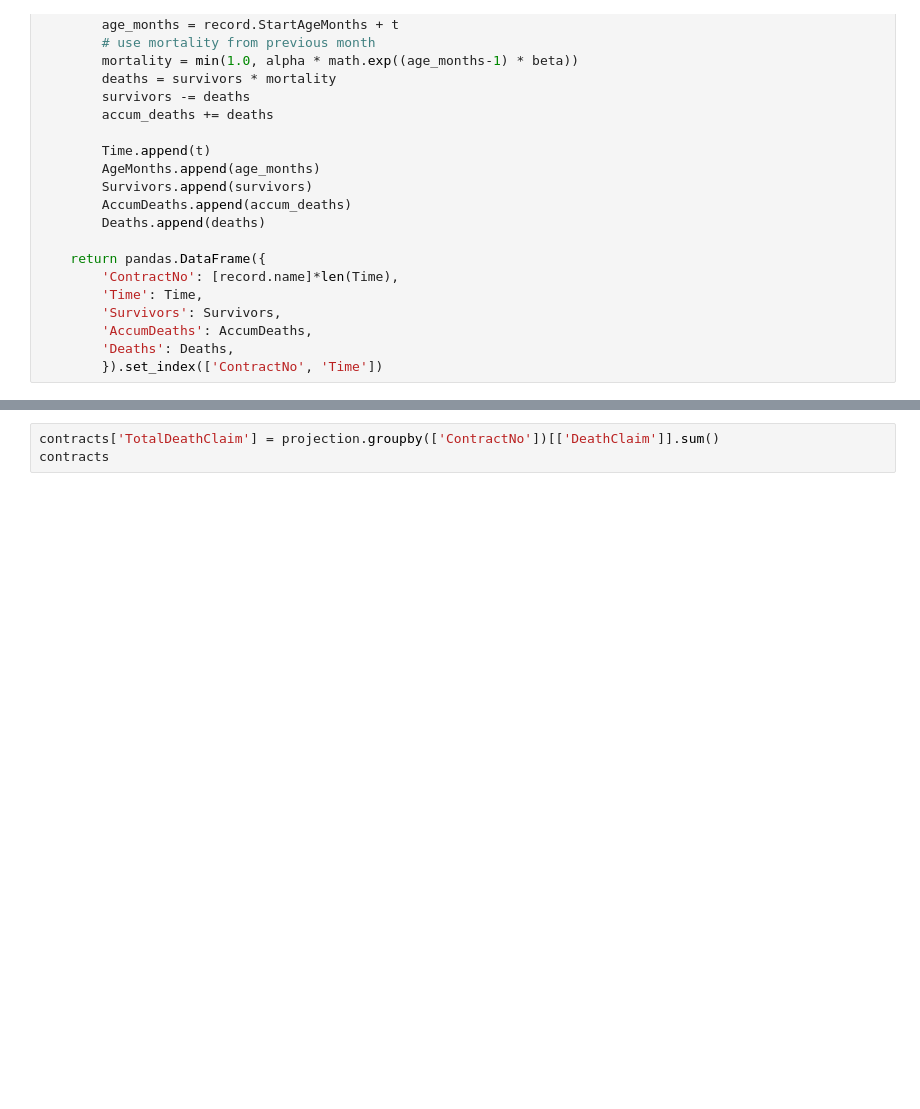
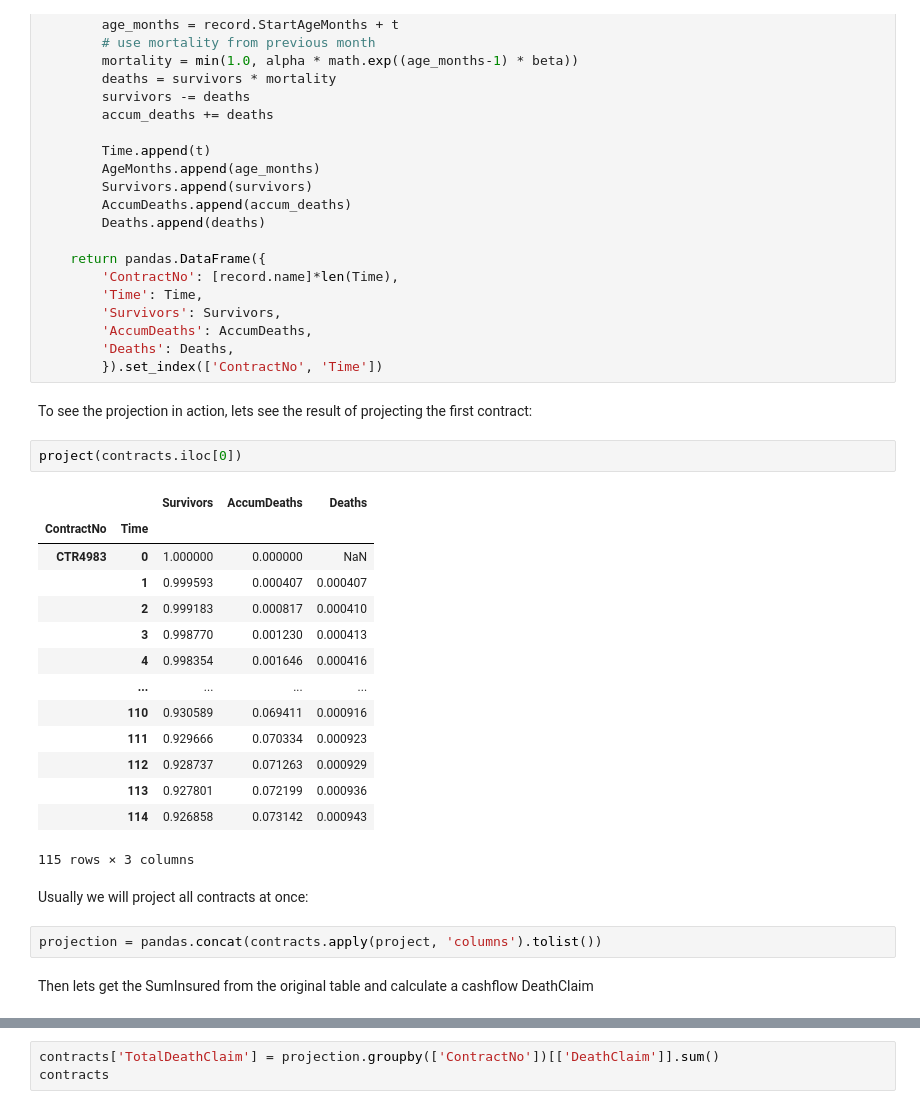
Before and after one commit to leovt/actuarial, a Jupyter notebook: projection.ipynb, the cells around one changed output, grey strips where cells are left out. Cells and saved outputs as stored; diff of their text form; blank space fills up the shorter version.

```diff
--- a/projection.ipynb
+++ b/projection.ipynb
@@ -73,4 +86,29 @@ def project(record):
         'AccumDeaths': AccumDeaths,
         'Deaths': Deaths,
         }).set_index(['ContractNo', 'Time'])
+# %% [markdown]
+To see the projection in action, lets see the result of projecting the first contract:
+# %%
+project(contracts.iloc[0])
+# %% [output]
+|  |  | Survivors | AccumDeaths | Deaths |
+| ContractNo | Time |  |  |  |
+| CTR4983 | 0 | 1.000000 | 0.000000 | NaN |
+|  | 1 | 0.999593 | 0.000407 | 0.000407 |
+|  | 2 | 0.999183 | 0.000817 | 0.000410 |
+|  | 3 | 0.998770 | 0.001230 | 0.000413 |
+|  | 4 | 0.998354 | 0.001646 | 0.000416 |
+|  | ... | ... | ... | ... |
+|  | 110 | 0.930589 | 0.069411 | 0.000916 |
+|  | 111 | 0.929666 | 0.070334 | 0.000923 |
+|  | 112 | 0.928737 | 0.071263 | 0.000929 |
+|  | 113 | 0.927801 | 0.072199 | 0.000936 |
+|  | 114 | 0.926858 | 0.073142 | 0.000943 |
+115 rows × 3 columns
+# %% [markdown]
+Usually we will project all contracts at once:
+# %%
+projection = pandas.concat(contracts.apply(project, 'columns').tolist())
+# %% [markdown]
+Then lets get the SumInsured from the original table and calculate a cashflow DeathClaim
 # %%
```
Also changed, not shown: parts of 8 cells of this notebook.
